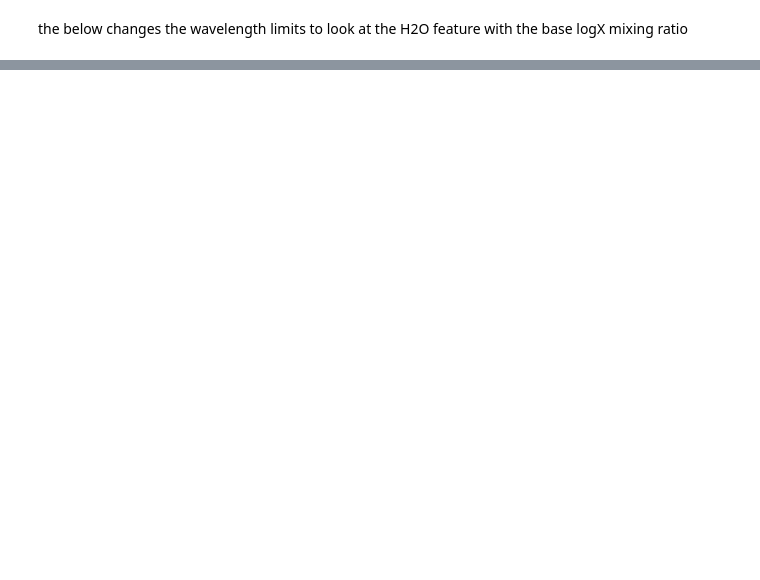
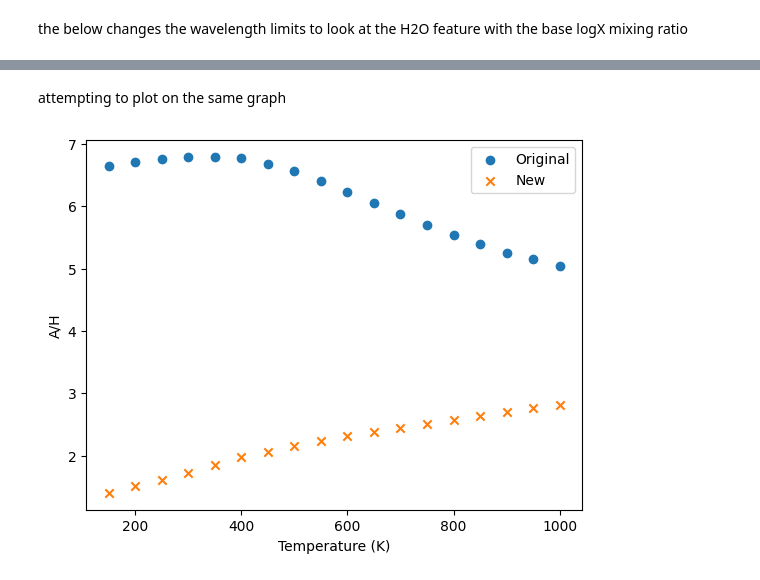
Before and after one commit to JackDavidMaher/Group-Studies---Exoplanets, a Jupyter notebook: Notebooks/Evelyn2.ipynb, the cells around one changed output, grey strips where cells are left out. Saved outputs shown, nothing was run; the diff lists cells and outputs as text; code cells hidden in the pictures; blank space fills up the shorter version.

```diff
--- a/Notebooks/Evelyn2.ipynb
+++ b/Notebooks/Evelyn2.ipynb
@@ -681,0 +689,14 @@ A_H = 2.6204129460551804
+# %% [markdown]
+attempting to plot on the same graph
+# %%
+import matplotlib.pyplot as plt
+
+plt.scatter(temp_original, A_H_original, label="Original", marker='o')
+plt.scatter(temp_1, A_H_1, label="New", marker='x')
+
+plt.xlabel("Temperature (K)")
+plt.ylabel("A_H")
+plt.legend()
+plt.show()
+# %% [output]
+[figure, added]
```
Also changed, not shown: parts of 2 cells of this notebook.
